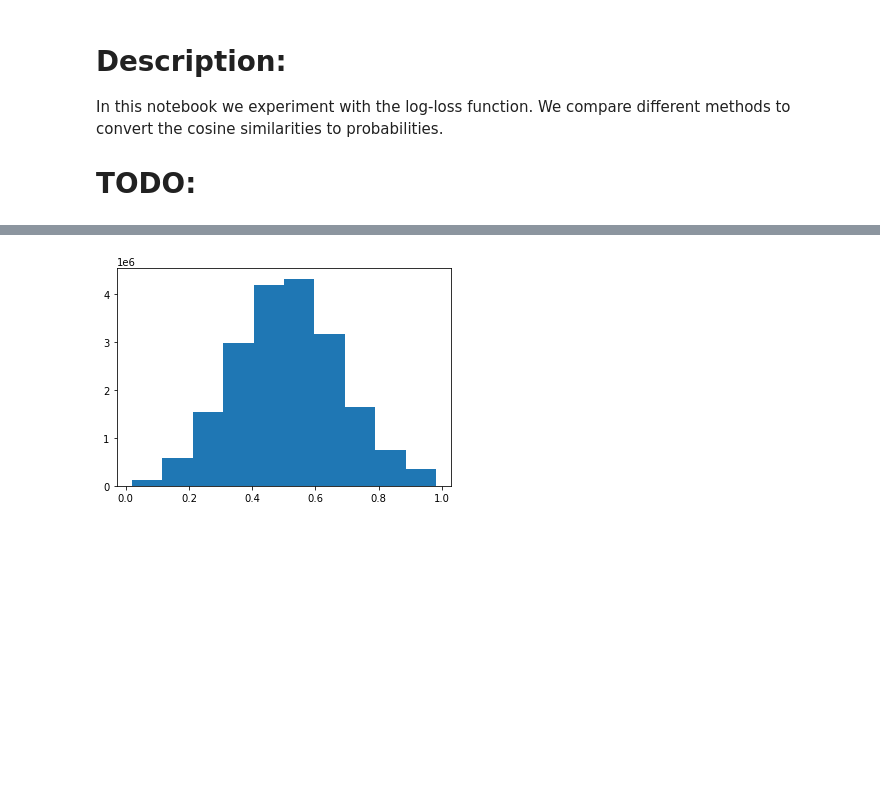
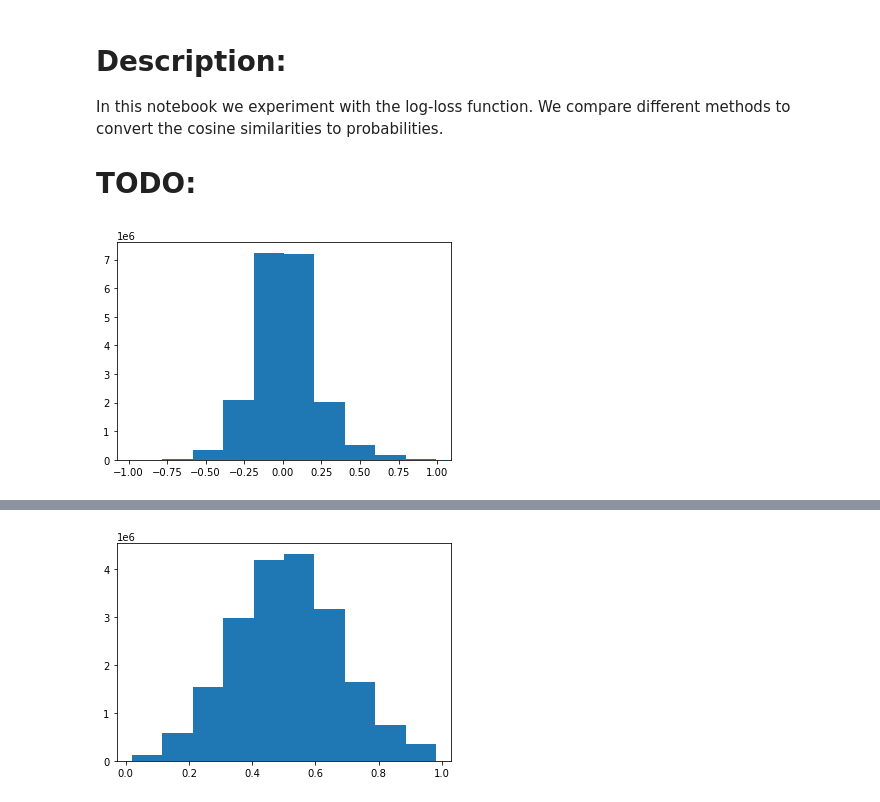
Before and after one commit to stuartgo/mapintel, a Jupyter notebook: notebooks/logloss_function.ipynb, the cells around one changed output, grey strips where cells are left out. Cells and saved outputs as stored; diff of their text form; code cells hidden in the pictures; blank space fills up the shorter version.

Commit message:
Add cosine similarity histogram

```diff
--- a/notebooks/logloss_function.ipynb
+++ b/notebooks/logloss_function.ipynb
@@ -73,6 +73,12 @@ tri_idx = np.triu_indices(len(test_targets), 1)
 
 # Pairs row and col indices and checks if corresponding observations have the same label
 y_labels = np.array([1 if test_targets[i] == test_targets[j] else 0 for i, j in zip(*tri_idx)])
+# %%
+# Distribution of cosine similarity values
+plt.hist(sim_matrix[tri_idx])
+plt.show()
+# %% [output]
+[figure, added]
 # %%
 # Log-loss of predicting whether pairs of observations belong to the same category
 k = 4
```
Also changed, not shown: parts of 5 cells of this notebook.
